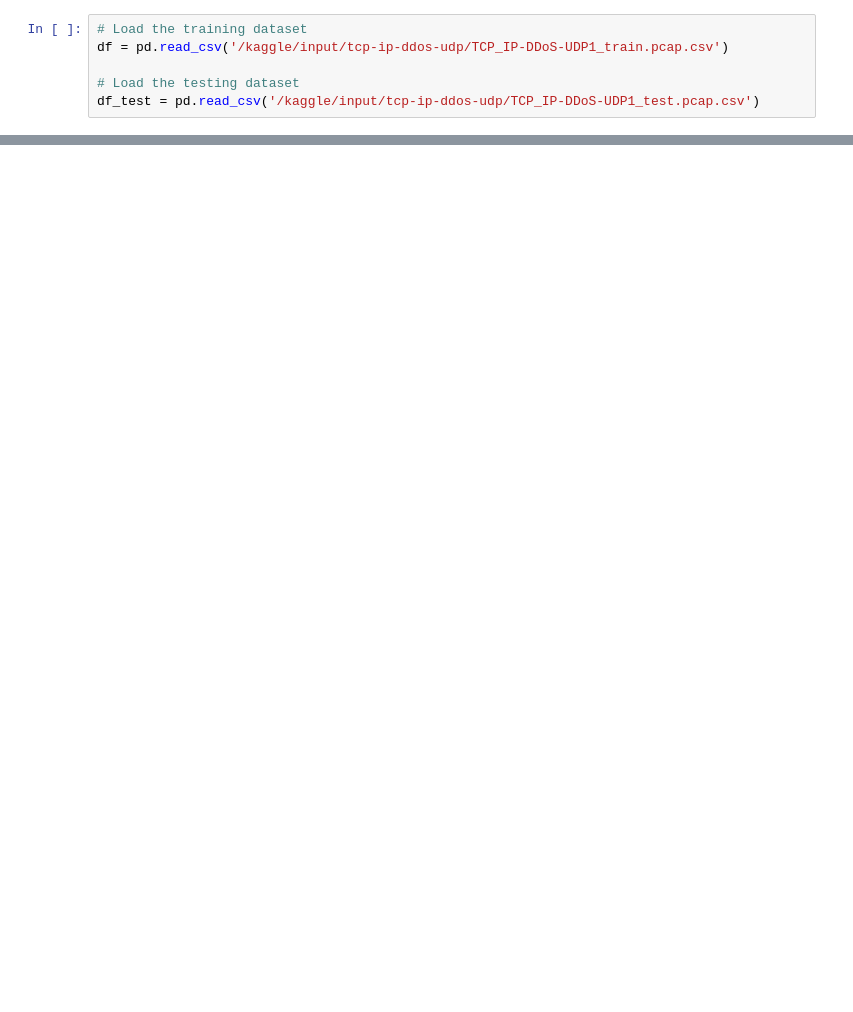
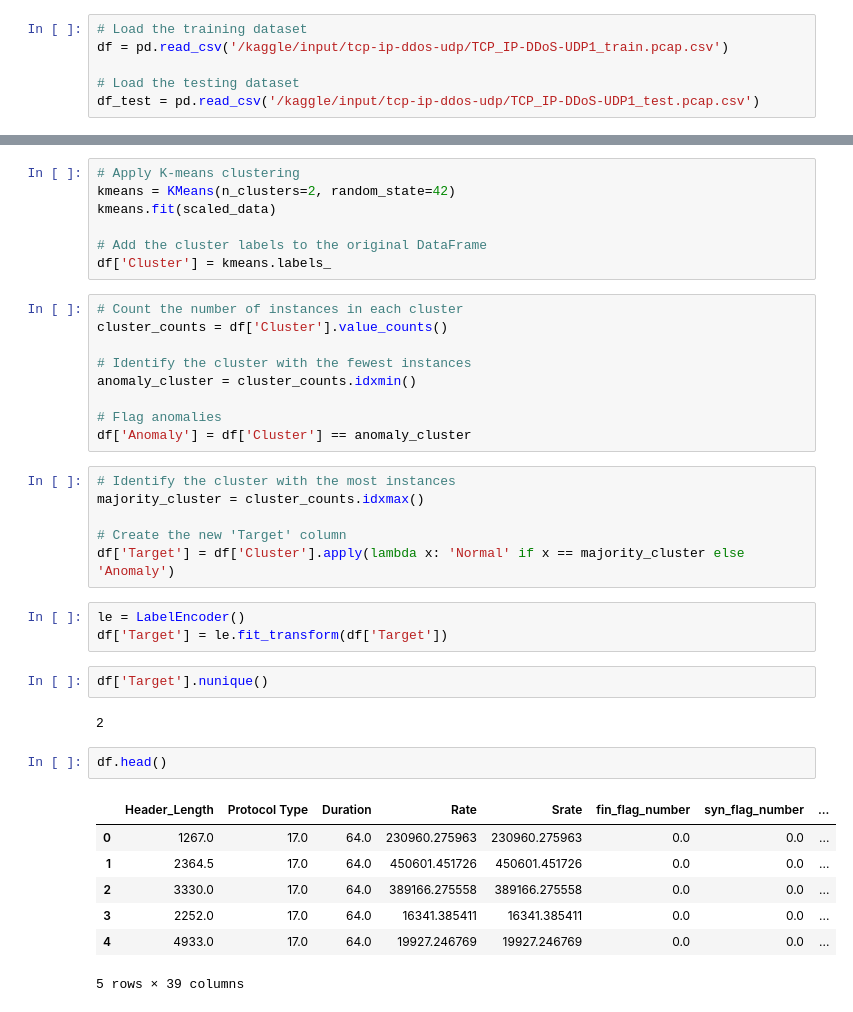
Before and after one commit to Airlectric/Data_Analytics_Kaggle_Projects, a Jupyter notebook: ddos-detection-in-real-time-tcp-ip-ddos-udp-data.ipynb, the cells around one changed output, grey strips where cells are left out. Drawn from its saved outputs; the diff is of its cells as text; blank space fills up the shorter version.

```diff
--- a/ddos-detection-in-real-time-tcp-ip-ddos-udp-data.ipynb
+++ b/ddos-detection-in-real-time-tcp-ip-ddos-udp-data.ipynb
@@ -10,0 +141,39 @@ df_test = pd.read_csv('/kaggle/input/tcp-ip-ddos-udp/TCP_IP-DDoS-UDP1_test.pcap.
+# %%
+# Apply K-means clustering
+kmeans = KMeans(n_clusters=2, random_state=42)
+kmeans.fit(scaled_data)
+
+# Add the cluster labels to the original DataFrame
+df['Cluster'] = kmeans.labels_
+# %%
+# Count the number of instances in each cluster
+cluster_counts = df['Cluster'].value_counts()
+
+# Identify the cluster with the fewest instances
+anomaly_cluster = cluster_counts.idxmin()
+
+# Flag anomalies
+df['Anomaly'] = df['Cluster'] == anomaly_cluster
+# %%
+# Identify the cluster with the most instances
+majority_cluster = cluster_counts.idxmax()
+
+# Create the new 'Target' column
+df['Target'] = df['Cluster'].apply(lambda x: 'Normal' if x == majority_cluster else 'Anomaly')
+# %%
+le = LabelEncoder()
+df['Target'] = le.fit_transform(df['Target'])
+# %%
+df['Target'].nunique()
+# %% [output]
+2
+# %%
+df.head()
+# %% [output]
+|  | Header_Length | Protocol Type | Duration | Rate | Srate | fin_flag_number | syn_flag_number | ... |
+| 0 | 1267.0 | 17.0 | 64.0 | 230960.275963 | 230960.275963 | 0.0 | 0.0 | ... |
+| 1 | 2364.5 | 17.0 | 64.0 | 450601.451726 | 450601.451726 | 0.0 | 0.0 | ... |
+| 2 | 3330.0 | 17.0 | 64.0 | 389166.275558 | 389166.275558 | 0.0 | 0.0 | ... |
+| 3 | 2252.0 | 17.0 | 64.0 | 16341.385411 | 16341.385411 | 0.0 | 0.0 | ... |
+| 4 | 4933.0 | 17.0 | 64.0 | 19927.246769 | 19927.246769 | 0.0 | 0.0 | ... |
+5 rows × 39 columns
```
Also changed, not shown: parts of 19 cells of this notebook.
